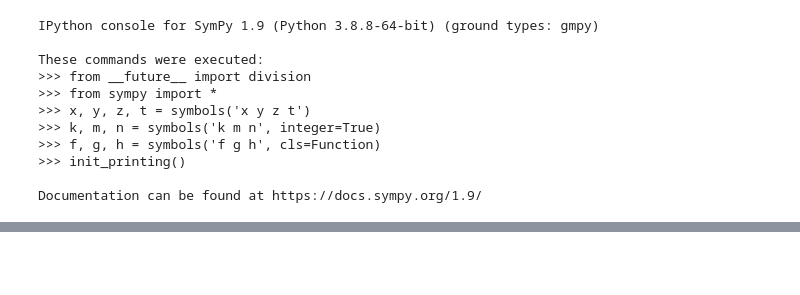
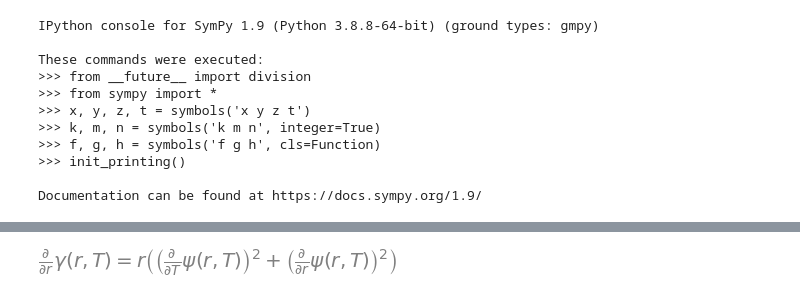
Before and after one commit to GeoffCope/General_Relativity_Python, a Jupyter notebook: Gravitational_Waves_In_General_Relativity_XI_Spherical_Waves_by_Marder.ipynb, the cells around one changed output, grey strips where cells are left out. Drawn from its saved outputs; the diff is of its cells as text; code cells hidden in the pictures; blank space fills up the shorter version.

```diff
--- a/Gravitational_Waves_In_General_Relativity_XI_Spherical_Waves_by_Marder.ipynb
+++ b/Gravitational_Waves_In_General_Relativity_XI_Spherical_Waves_by_Marder.ipynb
@@ -157,6 +159,8 @@ equation3a
 # %%
-equation3b =Eq(diff(gamma,R),solve( simplify(einst.tensor())[0,0], diff(gamma,R) )[0] )
+equation3b =Eq(diff(gamma,r),solve( simplify(einst.tensor())[0,0], diff(gamma,r) )[0] )
 equation3b
+# %% [output]
+[figure, added]
 # %%
 fieldEquations = Matrix([equation2,equation3a,equation3b])
 fieldEquations
```
Also changed, not shown: parts of 38 cells of this notebook, 2 other files.
